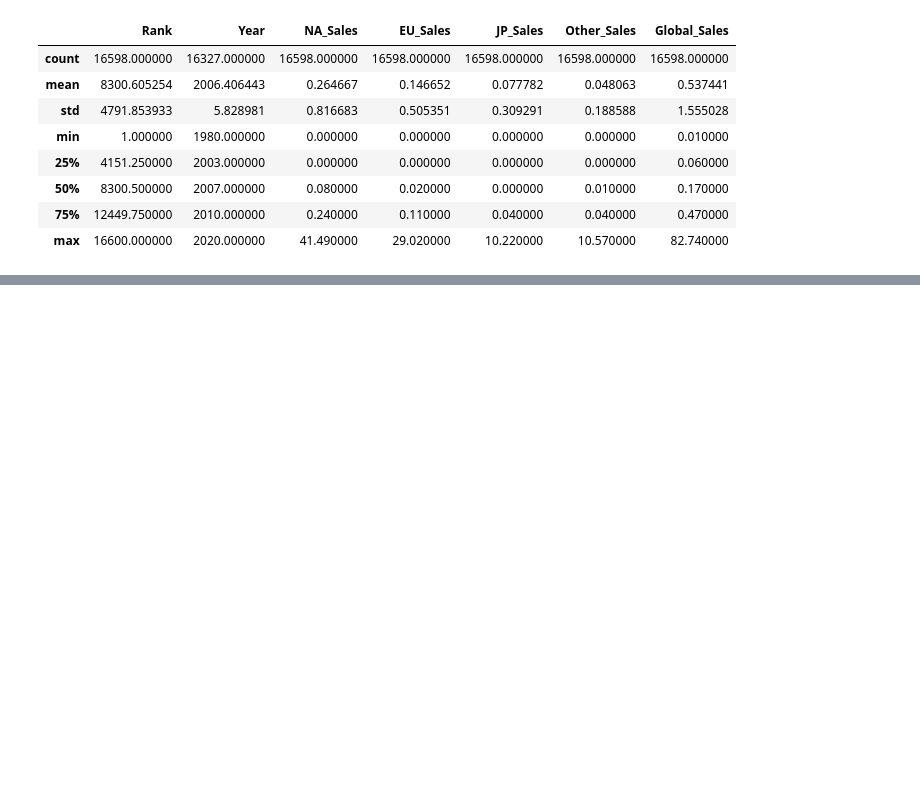
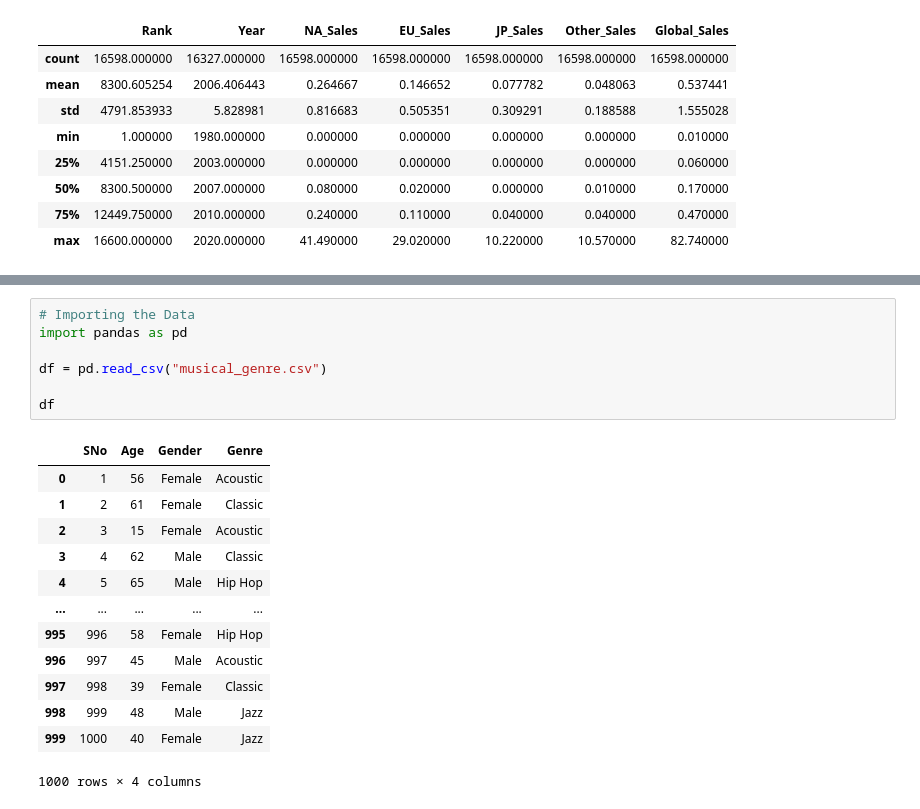
Before and after one commit to Vishal8848/machine-learning, a Jupyter notebook: machine_learning.ipynb, the cells around one changed output, grey strips where cells are left out. Drawn from its saved outputs; the diff is of its cells as text; blank space fills up the shorter version.

```diff
--- a/machine_learning.ipynb
+++ b/machine_learning.ipynb
@@ -106,0 +172,21 @@ df.describe()
+# %%
+# Importing the Data
+import pandas as pd
+
+df = pd.read_csv("musical_genre.csv")
+
+df
+# %% [output]
+|  | SNo | Age | Gender | Genre |
+| 0 | 1 | 56 | Female | Acoustic |
+| 1 | 2 | 61 | Female | Classic |
+| 2 | 3 | 15 | Female | Acoustic |
+| 3 | 4 | 62 | Male | Classic |
+| 4 | 5 | 65 | Male | Hip Hop |
+| ... | ... | ... | ... | ... |
+| 995 | 996 | 58 | Female | Hip Hop |
+| 996 | 997 | 45 | Male | Acoustic |
+| 997 | 998 | 39 | Female | Classic |
+| 998 | 999 | 48 | Male | Jazz |
+| 999 | 1000 | 40 | Female | Jazz |
+1000 rows × 4 columns
```
Also changed, not shown: parts of 5 cells of this notebook.
